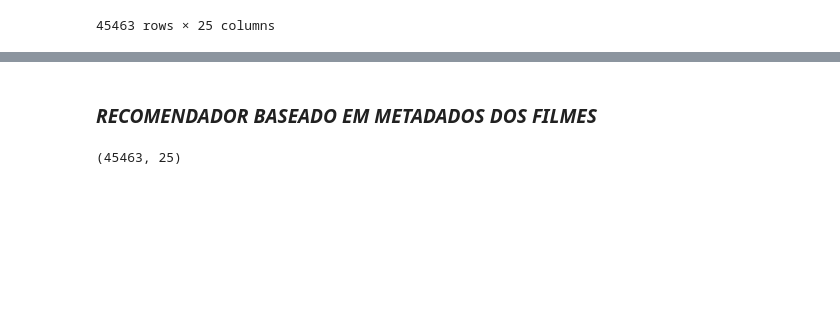
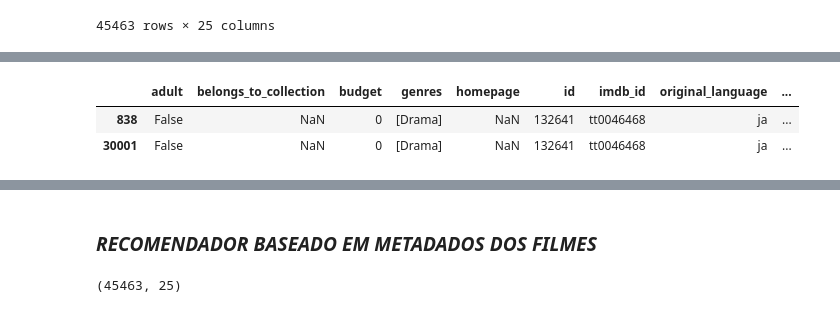
Before and after one commit to kaikimello/tcc-final, a Jupyter notebook: recomendador_hibrido_KNN.ipynb, the cells around one changed output, grey strips where cells are left out. Drawn from its saved outputs; the diff is of its cells as text; code cells hidden in the pictures; blank space fills up the shorter version.

```diff
--- a/recomendador_hibrido_KNN.ipynb
+++ b/recomendador_hibrido_KNN.ipynb
@@ -100,0 +124,6 @@ md_filmes['id'] = md_filmes['id'].astype('int')
+# %%
+md_filmes[md_filmes['title'] == 'Wife']
+# %% [output]
+|  | adult | belongs_to_collection | budget | genres | homepage | id | imdb_id | original_language | ... |
+| 838 | False | NaN | 0 | [Drama] | NaN | 132641 | tt0046468 | ja | ... |
+| 30001 | False | NaN | 0 | [Drama] | NaN | 132641 | tt0046468 | ja | ... |
```
Also changed, not shown: parts of 11 cells of this notebook.
